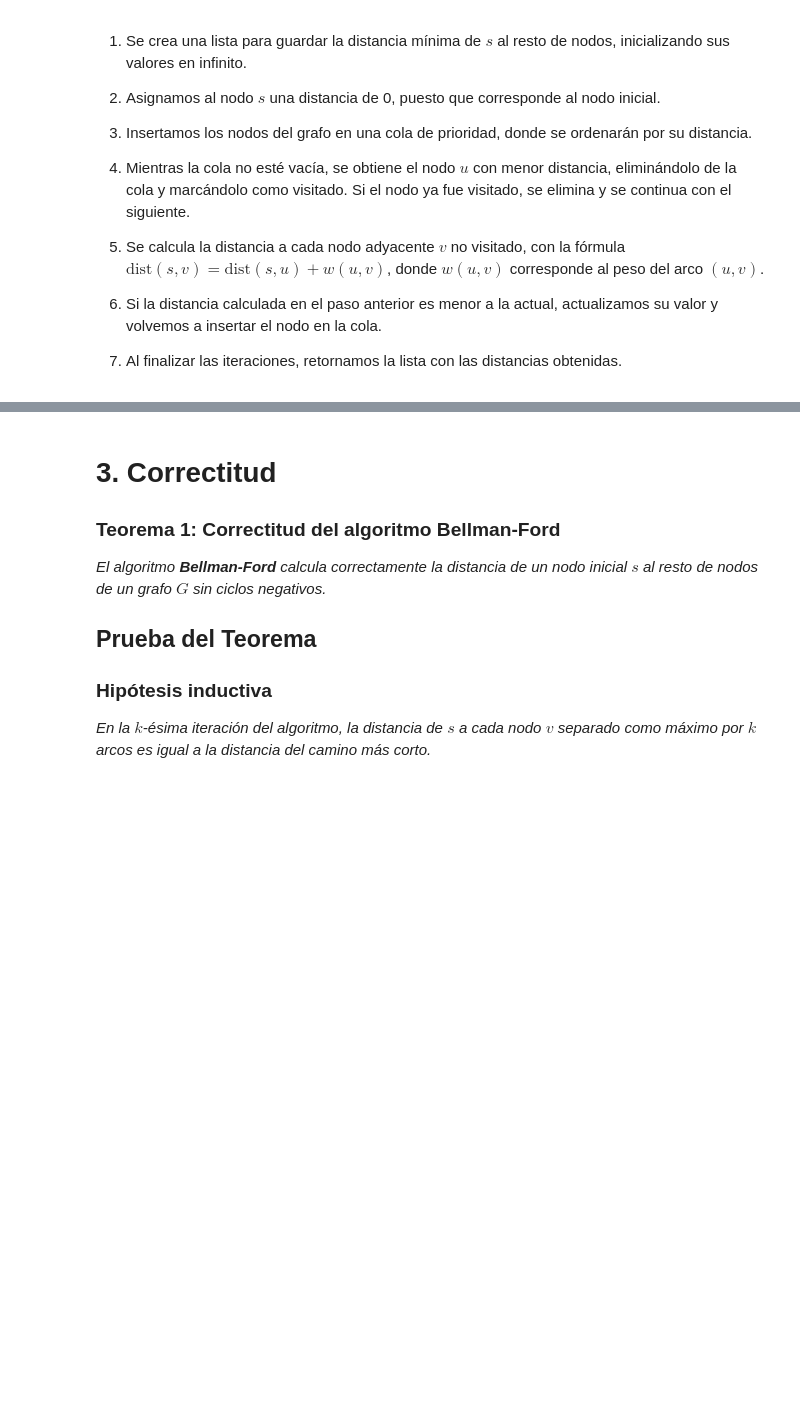
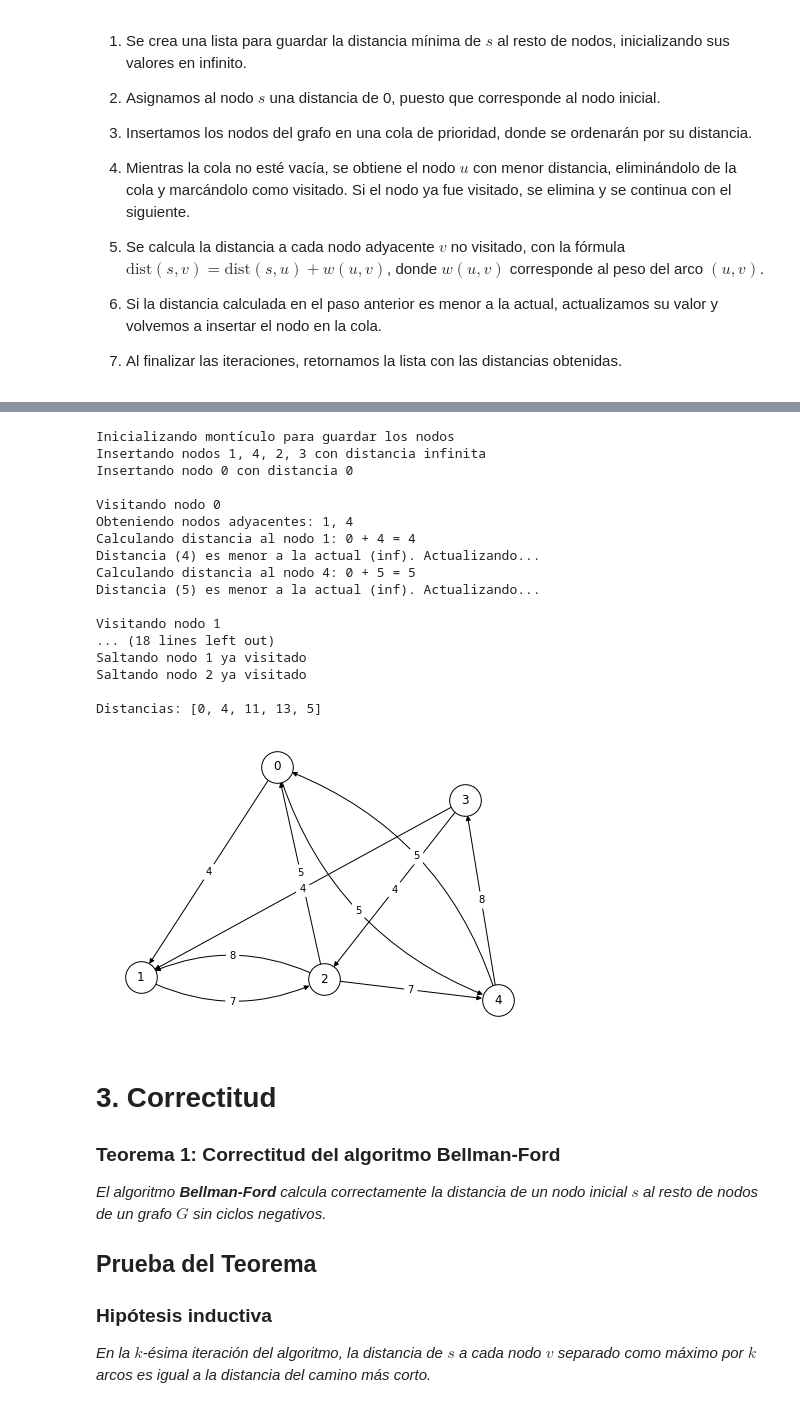
Before and after one commit to OscarRojasG/ADA-Informes, a Jupyter notebook: Informe11-BellmanFord.ipynb, the cells around one changed output, grey strips where cells are left out. Cells and saved outputs as stored; diff of their text form; code cells hidden in the pictures; blank space fills up the shorter version.

```diff
--- a/Informe11-BellmanFord.ipynb
+++ b/Informe11-BellmanFord.ipynb
@@ -268,11 +268,14 @@ class Heap:
   def is_empty(self):
     if self.size == 0: return True
     return False
+
+  def get_nodes(self):
+    return self.A
 # %%
 from termcolor import colored
 from math import inf
 
-def dijkstra(G, s, visualize = False):
+def dijkstra(G, s, visualize = False, verbose = False):
   size = len(G.nodes())
   distance = [0] * size # Almacena la distancia de s a cada nodo
   visited = [False] * size # Almacena el estado de cada nodo (visitado = True)
@@ -280,29 +283,55 @@ def dijkstra(G, s, visualize = False):
   Q = Heap() # Creamos un montículo de mínimos para guardar los nodos
 
   for n in G.nodes():
-    distance[n] = inf # Inicializamos la distancia a cada nodo en infinito
+    if n != s:
+      distance[n] = inf # Inicializamos la distancia a cada nodo en infinito
+      Q.insert(n, distance[n]) # Insertamos los nodos en el montículo
+
+  if verbose:
+    print(f"Inicializando montículo para guardar los nodos")
+    print(f"Insertando nodos ", end='')
+    print(', '.join([str(node.key) for node in Q.get_nodes()]), end=' ')
+    print(f"con distancia infinita")
+    print(f"Insertando nodo {s} con distancia 0")
 
   distance[s] = 0 # Inicializamos el nodo de partida con distancia cero
-  Q.insert(s, 0) # Insertamos el nodo s en el montículo
+  Q.insert(s, distance[s]) # Insertamos el nodo 's' en el montículo
 
   while not Q.is_empty():
     u = Q.pop().key # Eliminamos el nodo con menor distancia del montículo
     if visited[u]: continue # Si el nodo ya fue visitado lo saltamos
 
     visited[u] = True # Marcamos el nodo como visitado
+    adj = G[u] # Obtenemos los nodos adyacentes
 
-    adj = G[u] # Obtenemos los nodos adyacentes
+    if verbose:
+      print(f"\nVisitando nodo {colored(u, 'magenta')}")
+      print(f"Obteniendo nodos adyacentes: ", end='')
+      print(', '.join([str(node) for node in adj]))
 
     for v in adj:
 
       if not visited[v]:
         d = distance[u] + G[u][v]['weight'] # Calculamos la distancia
 
+        if verbose:
+          print(f"Calculando distancia al nodo {colored(v, 'blue')}: ", end='')
+          print(f"{distance[u]} + {G[u][v]['weight']} = {colored(d, 'green')}")
+
         if d < distance[v]: # Si la distancia es menor la actualizamos
+          if verbose:
+            print(f"Distancia ({colored(d, 'green')}) es menor ", end='')
+            print(f"a la actual ({distance[v]}). Actualizando...")
+
           distance[v] = d
           Q.insert(v, d) # Insertamos este nodo en el montículo
 
+      else:
+        if verbose:
+          print(f"Saltando nodo {colored(v, 'blue')} ya visitado")
+
   if visualize: draw_graph(G)
+  if verbose: print(f"\nDistancias: {distance}")
 
   return distance
 # %%
@@ -459,3 +490,25 @@ Distancias: [0, -4, -3, -3, -1]
+# %%
+graph = graph_instance_creator(5, 0.45, False)
+d = dijkstra(graph, 0, True, True)
+# %% [output]
+Inicializando montículo para guardar los nodos
+Insertando nodos 1, 4, 2, 3 con distancia infinita
+Insertando nodo 0 con distancia 0
+
+Visitando nodo 0
+Obteniendo nodos adyacentes: 1, 4
+Calculando distancia al nodo 1: 0 + 4 = 4
+Distancia (4) es menor a la actual (inf). Actualizando...
+Calculando distancia al nodo 4: 0 + 5 = 5
+Distancia (5) es menor a la actual (inf). Actualizando...
+
+Visitando nodo 1
+... (18 lines left out)
+Saltando nodo 1 ya visitado
+Saltando nodo 2 ya visitado
+
+Distancias: [0, 4, 11, 13, 5]
+[figure, added]
 # %% [markdown]
 # 3. Correctitud
 
```
Also changed, not shown: parts of 5 cells of this notebook.
